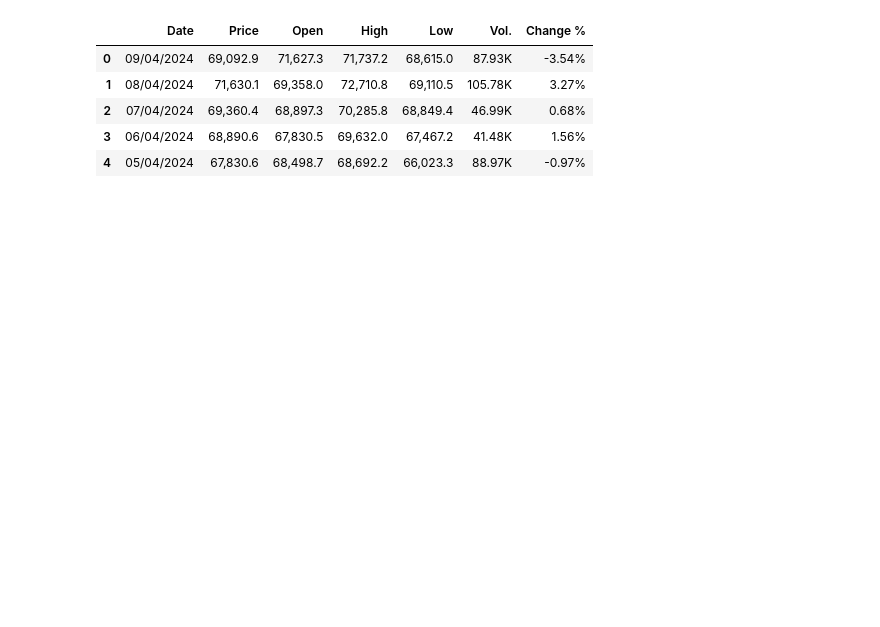
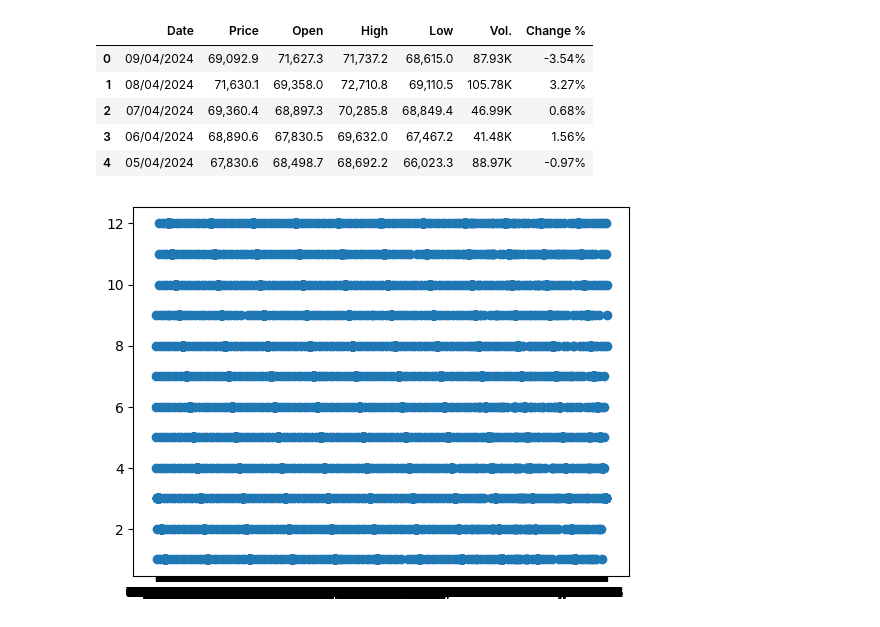
Before and after one commit to br0nke/ML-For-Beginners, a Jupyter notebook: 2-Regression/2-Data/notebook.ipynb, the cells around one changed output. Drawn from its saved outputs; the diff is of its cells as text; code cells hidden in the pictures; blank space fills up the shorter version.

```diff
--- a/2-Regression/2-Data/notebook.ipynb
+++ b/2-Regression/2-Data/notebook.ipynb
@@ -11,3 +11,18 @@ bitcoin.head()
 | 2 | 07/04/2024 | 69,360.4 | 68,897.3 | 70,285.8 | 68,849.4 | 46.99K | 0.68% |
 | 3 | 06/04/2024 | 68,890.6 | 67,830.5 | 69,632.0 | 67,467.2 | 41.48K | 1.56% |
 | 4 | 05/04/2024 | 67,830.6 | 68,498.7 | 68,692.2 | 66,023.3 | 88.97K | -0.97% |
+# %%
+
+month = pd.DatetimeIndex(bitcoin['Date']).month
+
+new_bitcoin = pd.DataFrame({'Month': month, 'Low': bitcoin['Low'], 'High': bitcoin['High'], 'Price': bitcoin['Price']})
+# %%
+import matplotlib.pyplot as plt
+
+price = new_bitcoin.Price
+month = new_bitcoin.Month
+
+plt.scatter(price, month)
+plt.show()
+# %% [output]
+[figure, added]
```
Also changed, not shown: parts of 2 cells of this notebook, 1 other file.
